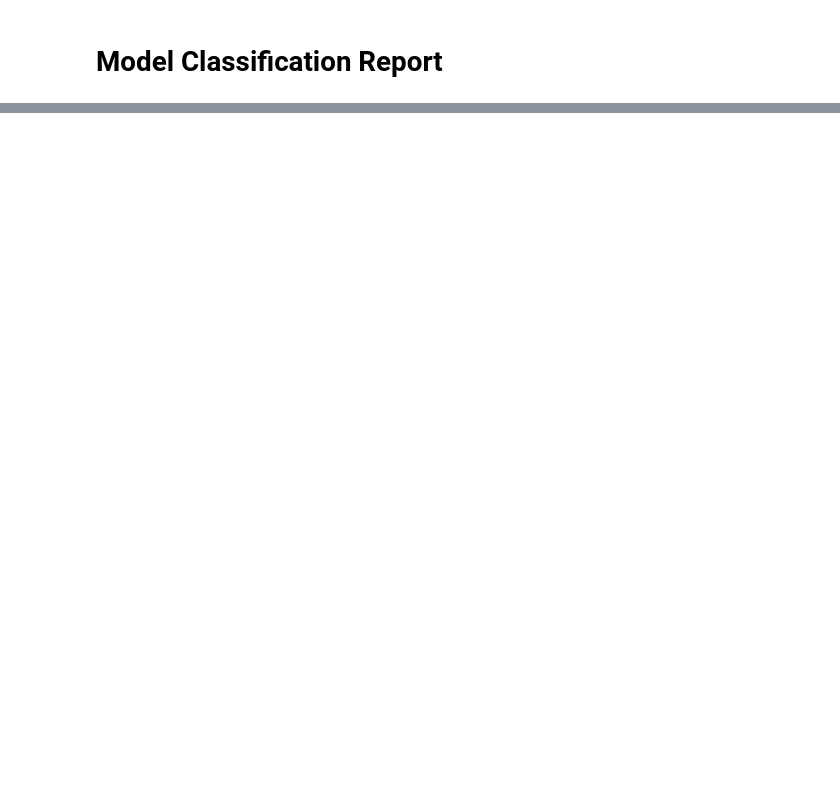
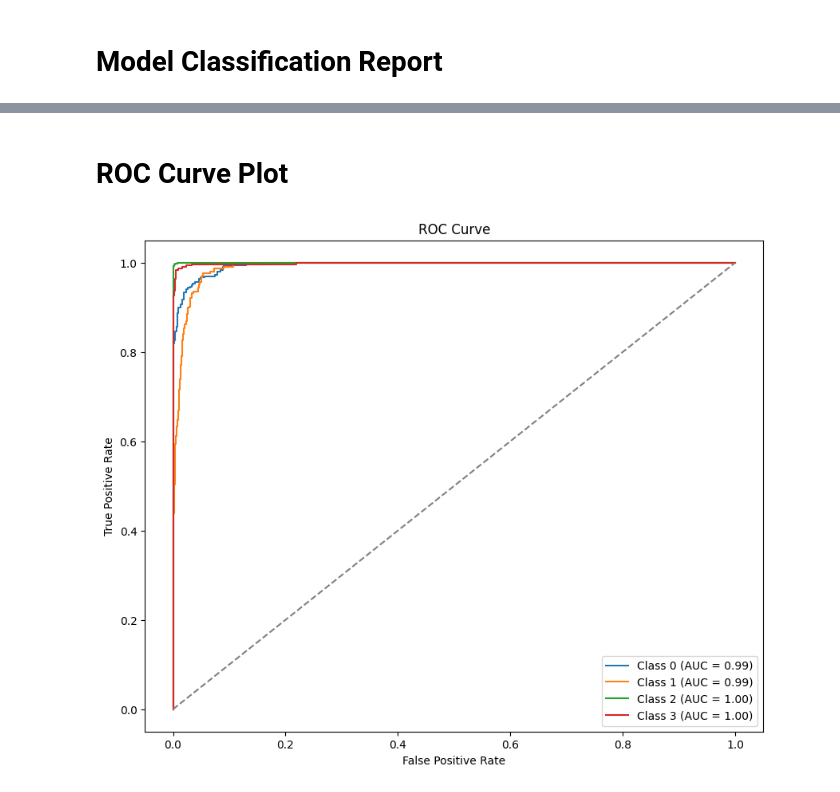
Before and after one commit to shakeraema/NNDL-Project, a Jupyter notebook: datatrain.ipynb, the cells around one changed output, grey strips where cells are left out. Saved outputs shown, nothing was run; the diff lists cells and outputs as text; code cells hidden in the pictures; blank space fills up the shorter version.

Commit message:
comfusion matrix and ROC curve has implemented

```diff
--- a/datatrain.ipynb
+++ b/datatrain.ipynb
@@ -176,0 +220,24 @@ print(classification_report(test_labels_encoded, np.argmax(test_predictions, axi
+# %% [markdown]
+# ROC Curve Plot
+# %%
+test_labels_bin = label_binarize(test_labels_encoded, classes=np.arange(len(os.listdir(train_dir))))
+test_predictions_bin = test_predictions
+
+fpr,tpr,roc_auc = {} , {}, {}
+for i in range(len(os.listdir(train_dir))):
+    fpr[i], tpr[i], _ = roc_curve(test_labels_bin[:, i], test_predictions_bin[:, i])
+    roc_auc[i] = auc(fpr[i], tpr[i])
+
+
+plt.figure(figsize=(10, 8))
+for i in range(len(os.listdir(train_dir))):
+    plt.plot(fpr[i], tpr[i], label=f'Class {i} (AUC = {roc_auc[i]:.2f})')
+
+plt.plot([0, 1], [0, 1], linestyle = '--' ,color='gray')  # Diagonal line
+plt.title('ROC Curve')
+plt.xlabel('False Positive Rate')
+plt.ylabel('True Positive Rate')
+plt.legend(loc='lower right')
+plt.show()
+# %% [output]
+[figure, added]
```
Also changed, not shown: parts of 5 cells of this notebook.
